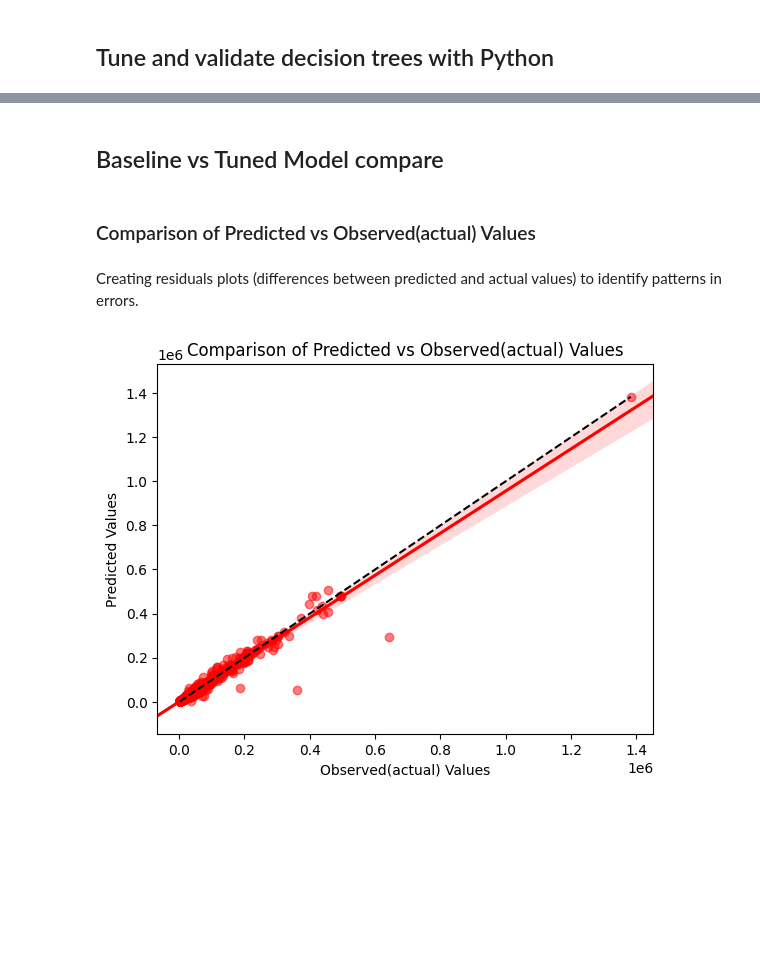
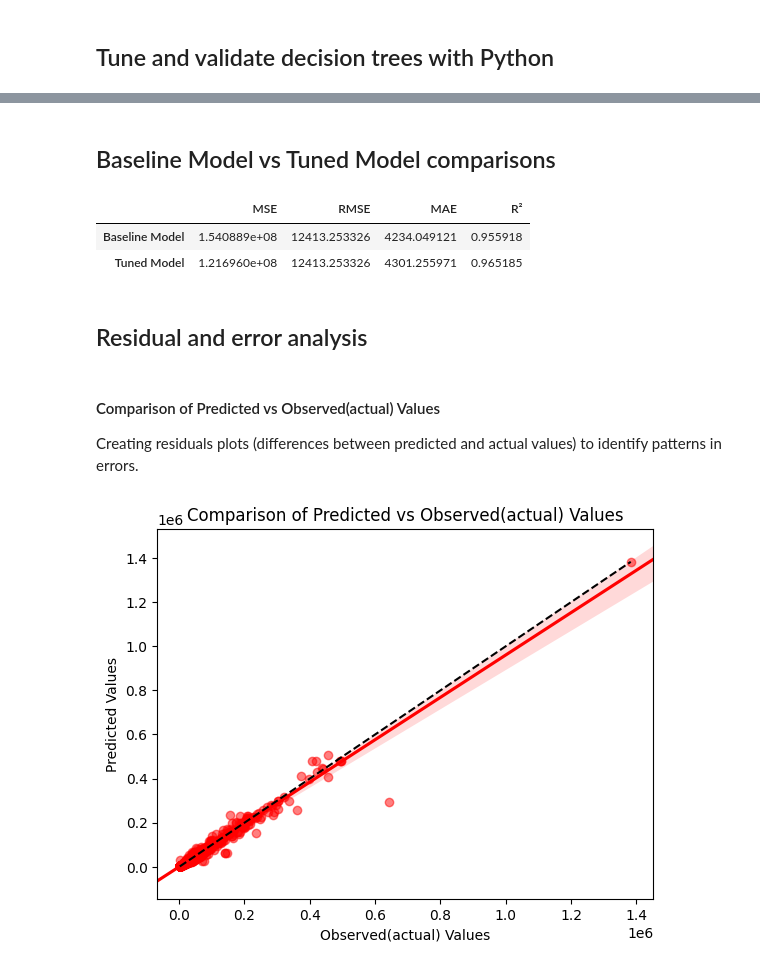
Before and after one commit to nirmal2i43a5/Automobile_Price_Prediction_System, a Jupyter notebook: Automobile_EDA.ipynb, the cells around one changed output, grey strips where cells are left out. Saved outputs shown, nothing was run; the diff lists cells and outputs as text; code cells hidden in the pictures; blank space fills up the shorter version.

Commit message:
Updated grid search with multiple metrics Residual analysis

```diff
--- a/Automobile_EDA.ipynb
+++ b/Automobile_EDA.ipynb
@@ -618,0 +584,3 @@ Best Score (R2): 0.837974774986764
+# %%
+%%time
+decision_tree_grid_search.fit(X_train, y_train)
@@ -618,0 +607,2 @@ Best Score (R2): 0.837974774986764
+# %%
+y_pred_tuned = decision_tree_grid_search.best_estimator_.predict(X_test)
@@ -619,29 +627,45 @@ Best Score (R2): 0.837974774986764
 # %% [markdown]
-## Baseline vs Tuned Model compare
+## Baseline Model vs Tuned Model comparisons
+# %%
+metrics_df = pd.DataFrame(
+    [baseline_metrics.values(), tuned_metrics.values()],
+
+    columns=baseline_metrics.keys(),
+
+    index=['Baseline Model', 'Tuned Model']
+)
+metrics_df
+# %% [output]
+|  | MSE | RMSE | MAE | R² |
+| Baseline Model | 1.540889e+08 | 12413.253326 | 4234.049121 | 0.955918 |
+| Tuned Model | 1.216960e+08 | 12413.253326 | 4301.255971 | 0.965185 |
+# %% [markdown]
+## Residual and error analysis
 # %% [markdown]
-###  Comparison of Predicted vs Observed(actual) Values
+####  Comparison of Predicted vs Observed(actual) Values
+
+Creating residuals plots  (differences between predicted and actual values) to identify patterns in errors.
-# %% [markdown]
-Creating residuals plots  (differences between predicted and actual values) to identify patterns in errors.
 # %%
-
+#Regression plot
 plt.figure()
 sns.regplot(
     x=y_test,
-    y=y_pred,
-    scatter_kws={'color': 'red', 'alpha': 0.5},  # style the scatter points
-    line_kws={'color': 'red'},                   # style the regression line
+    y=y_pred_tuned,
+    scatter_kws={'color': 'red', 'alpha': 0.5},
+    line_kws={'color': 'red',},
     ci=95,
-    truncate=False
+    truncate=False,
+
 )
 
 # Plotting the identity line for reference (where predicted = Observed(actual))
 min_val = min(min(y_test), min(y_pred))
 max_val = max(max(y_test), max(y_pred))
 plt.plot([min_val, max_val], [min_val, max_val], '--k', label='Ideal Fit')
 
 plt.xlabel('Observed(actual) Values')
 plt.ylabel('Predicted Values')
 plt.title('Comparison of Predicted vs Observed(actual) Values')
 plt.show()
 # %% [output]
-[figure, old version]
+[figure, new version]
```
Also changed, not shown: parts of 23 cells of this notebook.
